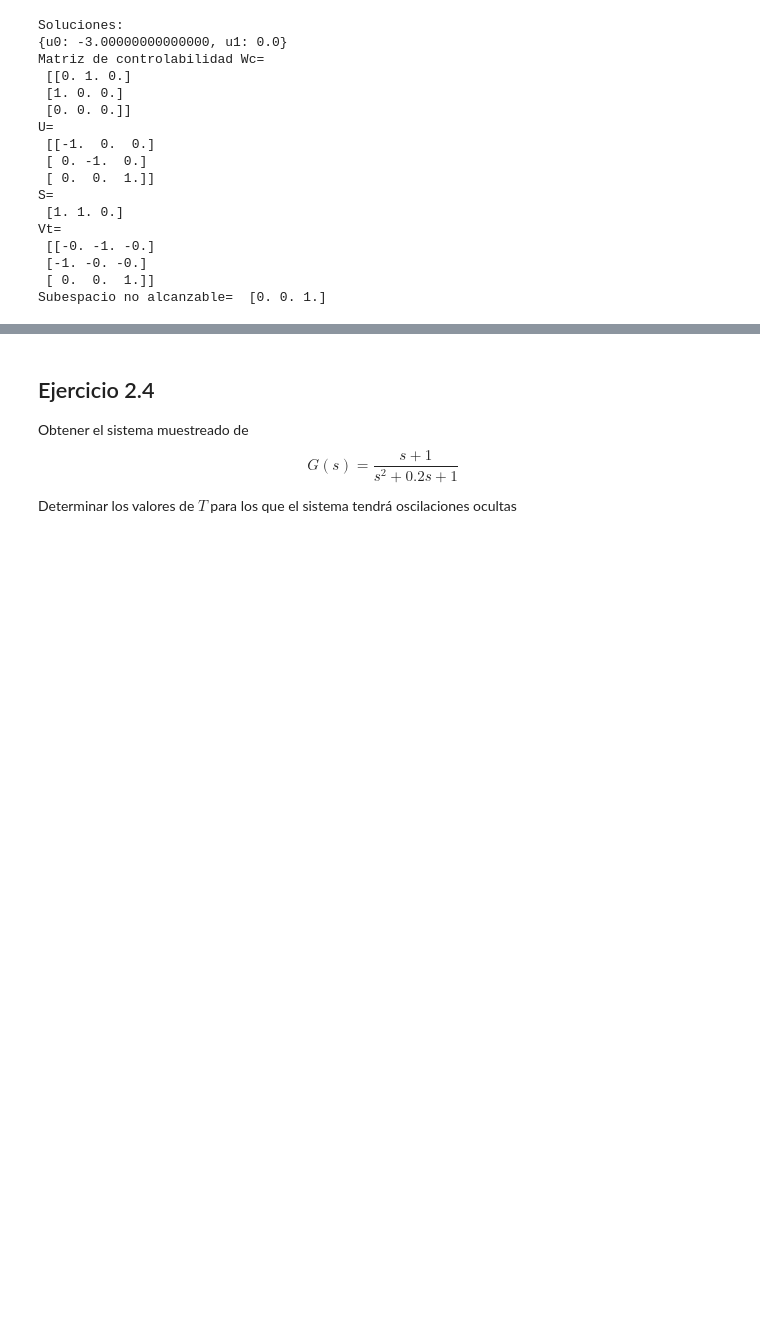
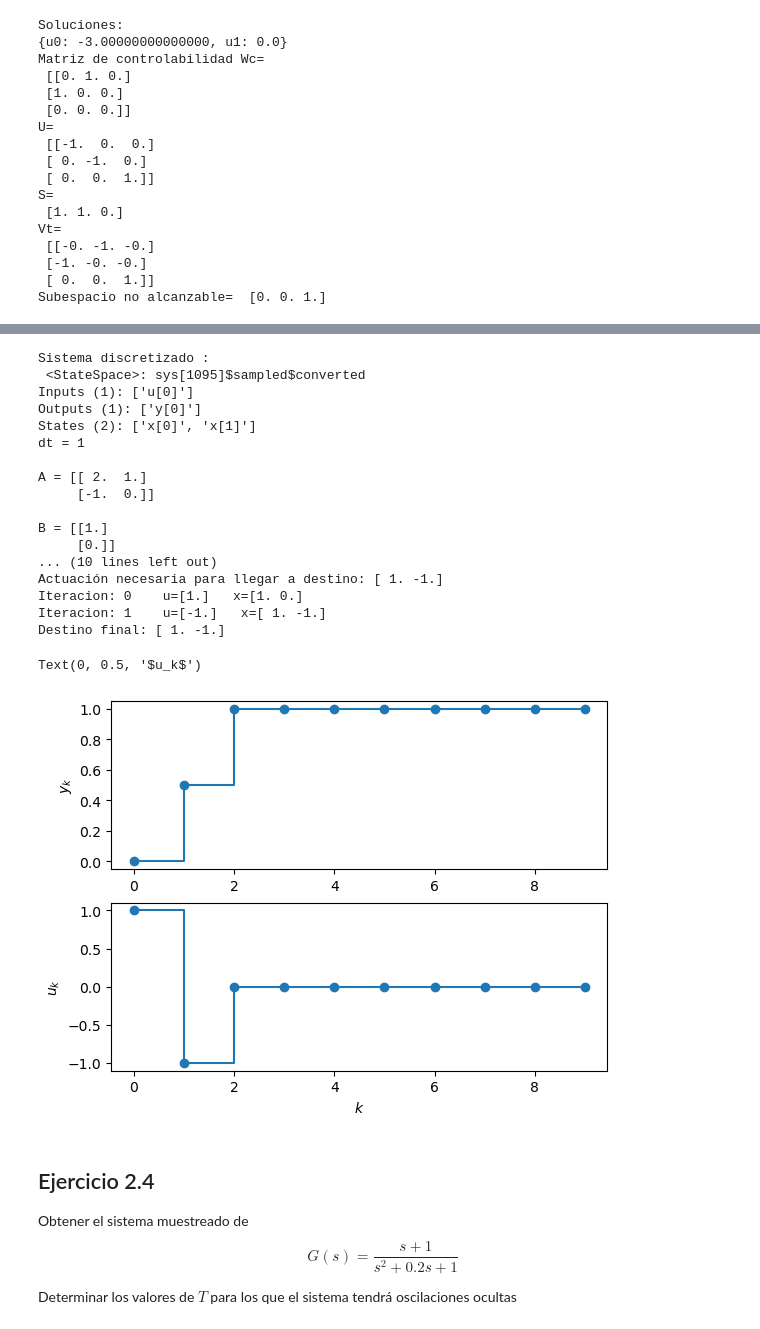
Before and after one commit to pgonfiuba/ica, a Jupyter notebook: 1. Sistemas discretos/ejercicios.ipynb, the cells around one changed output, grey strips where cells are left out. Saved outputs shown, nothing was run; the diff lists cells and outputs as text; code cells hidden in the pictures; blank space fills up the shorter version.

Commit message:
ejercicio de controlabilidad

```diff
--- a/1. Sistemas discretos/ejercicios.ipynb
+++ b/1. Sistemas discretos/ejercicios.ipynb
@@ -204,3 +251,68 @@ Subespacio no alcanzable=  [0. 0. 1.]
+# %%
+# Resolvamos este ejercicio con el álgebra del control
+s = ctrl.TransferFunction.s
+G = 1/s**2
+H = ctrl.sample_system(G,Ts=1)
+Hss = ctrl.tf2ss(H)
+#Hss,_ = ctrl.observable_form(Hss)
+print("Sistema discretizado :\n",Hss)
+Phi = Hss.A
+Gamma = Hss.B
+
+# Vemos si es alcanzable:
+Wc = ctrl.ctrb(Phi,Gamma)
+print("Matriz de controlabilidad Wc=\n",Wc)
+print(f"Determinante de Wc: {np.linalg.det(Wc)}")
+
+# Partimos del origen en reposo y queremos llegar a posición=1 en reposo
+x_0 = np.array([[0,0]]).T
+x_2 = np.array([[1,-1]]).T
+delta_x = x_2 - np.linalg.matrix_power(Phi,2) @ x_0
+print(f"\nLa variación en los estados que tengo como objetivo para u: {delta_x.flatten()}")
+
+# Esta es una posible solución (norma mínima -> aunque esto no significa que sea la que se realiza en menos pasos!)
+u_k = np.linalg.inv(Wc) @ delta_x
+u_k = u_k[::-1]
+print(f"Actuación necesaria para llegar a destino: {u_k.flatten()}")
+
+x = x_0
+for i in range(len(u_k)):
+    x = Phi @ x + Gamma * u_k[i]
+    print(f"Iteracion: {i}    u={u_k[i].flatten()}   x={x.flatten()}")
+
+
+print(f"Destino final: {(np.linalg.matrix_power(Phi,2)@x_0 + Wc@u_k[::-1]).flatten()}")
+
+uu = np.zeros(10)
+uu[0:2] = u_k.flatten()
+t,y = ctrl.forced_response(Hss,U=uu)
+plt.subplot(211)
+plt.step(t,y,'o-',where='post')
+plt.ylabel('$y_k$')
+plt.subplot(212)
+plt.step(t,uu,'o-',where='post')
+plt.xlabel('$k$')
+plt.ylabel('$u_k$')
+# %% [output]
+Sistema discretizado :
+ <StateSpace>: sys[1095]$sampled$converted
+Inputs (1): ['u[0]']
+Outputs (1): ['y[0]']
+States (2): ['x[0]', 'x[1]']
+dt = 1
+
+A = [[ 2.  1.]
+     [-1.  0.]]
+
+B = [[1.]
+     [0.]]
+... (10 lines left out)
+Actuación necesaria para llegar a destino: [ 1. -1.]
+Iteracion: 0    u=[1.]   x=[1. 0.]
+Iteracion: 1    u=[-1.]   x=[ 1. -1.]
+Destino final: [ 1. -1.]
+Text(0, 0.5, '$u_k$')
+[figure, added]
 # %% [markdown]
 ## Ejercicio 2.4
 
```
Also changed, not shown: parts of 4 cells of this notebook.
